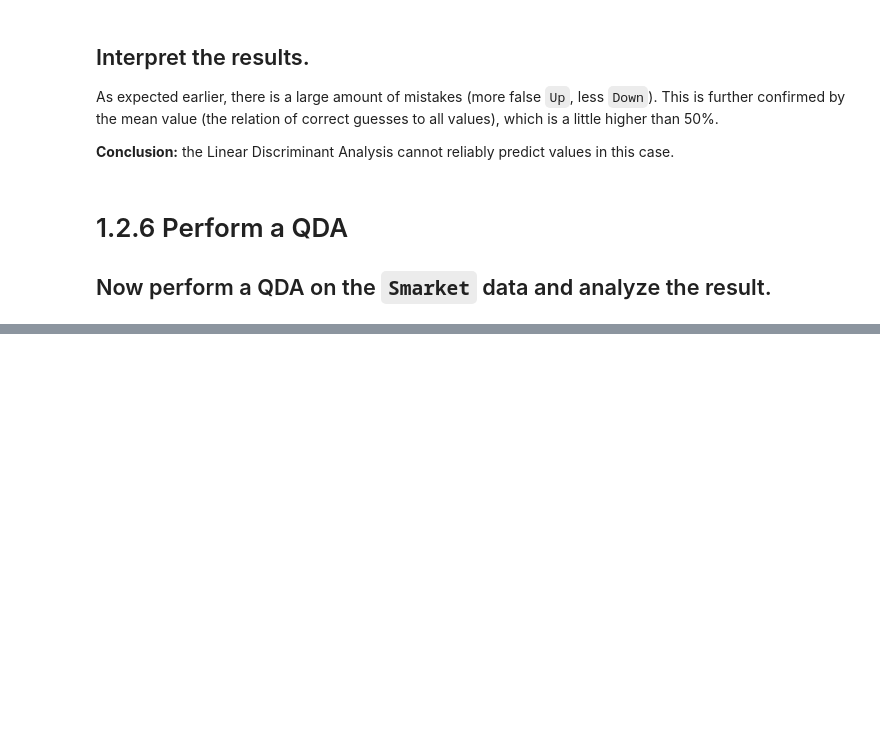
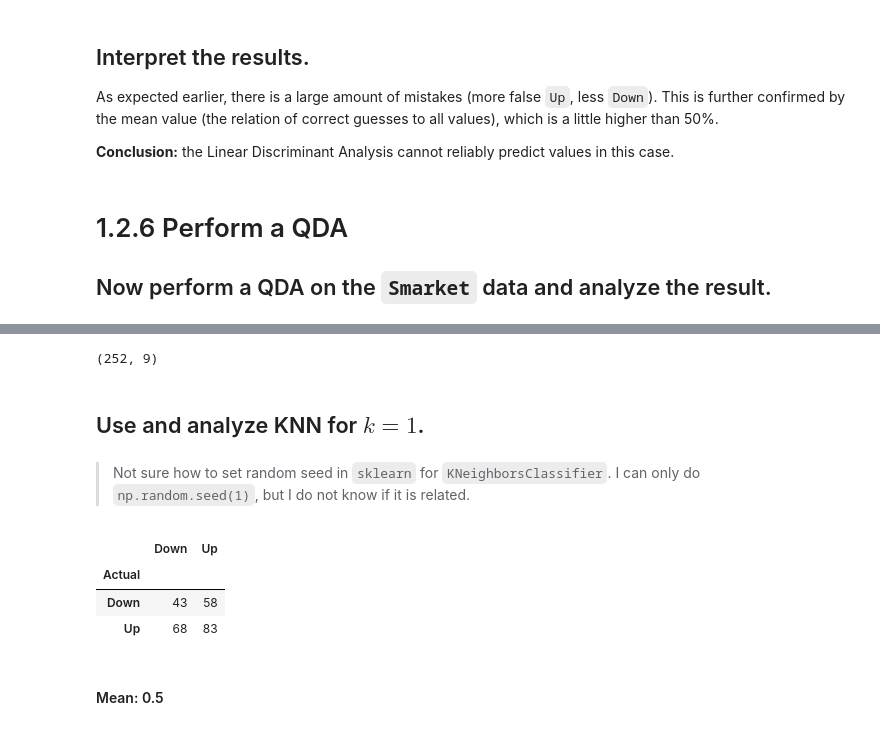
Before and after one commit to shevchenkobn/ml-practice, a Jupyter notebook: a4/a4.ipynb, the cells around one changed output, grey strips where cells are left out. Saved outputs shown, nothing was run; the diff lists cells and outputs as text; code cells hidden in the pictures; blank space fills up the shorter version.

```diff
--- a/a4/a4.ipynb
+++ b/a4/a4.ipynb
@@ -433,0 +487,28 @@ As expected earlier, there is a large amount of mistakes (more false `Up`, less
+# %%
+df_train_filter = smarket_df['Year'] < 2005
+smarket2005_df = smarket_df[~df_train_filter]
+smarket2005_df.shape
+# %% [output]
+(252, 9)
+# %%
+train_x = smarket_df.loc[df_train_filter, ['Lag1', 'Lag2']]
+test_x = smarket_df.loc[~df_train_filter, ['Lag1', 'Lag2']]
+train_y = smarket_df.loc[df_train_filter, 'Direction']
+test_y = smarket_df.loc[~df_train_filter, 'Direction']
+# %% [markdown]
+## Use and analyze KNN for $k = 1$.
+# %% [markdown]
+> Not sure how to set random seed in `sklearn` for `KNeighborsClassifier`. I can only do `np.random.seed(1)`, but I do not know if it is related.
+# %%
+np.random.seed(1)
+knn = KNeighborsClassifier(n_neighbors=1)
+knn.fit(train_x, train_y)
+knn_pred = knn.predict(test_x)
+display(crosstable_df(knn.classes_, test_y.array, knn_pred))
+display(Markdown('#### Mean: ' + str((test_y == knn_pred).mean())))
+# %% [output]
+|  | Down | Up |
+| Actual |  |  |
+| Down | 43 | 58 |
+| Up | 68 | 83 |
+#### Mean: 0.5
```
Also changed, not shown: parts of 15 cells of this notebook, 3 other files.
